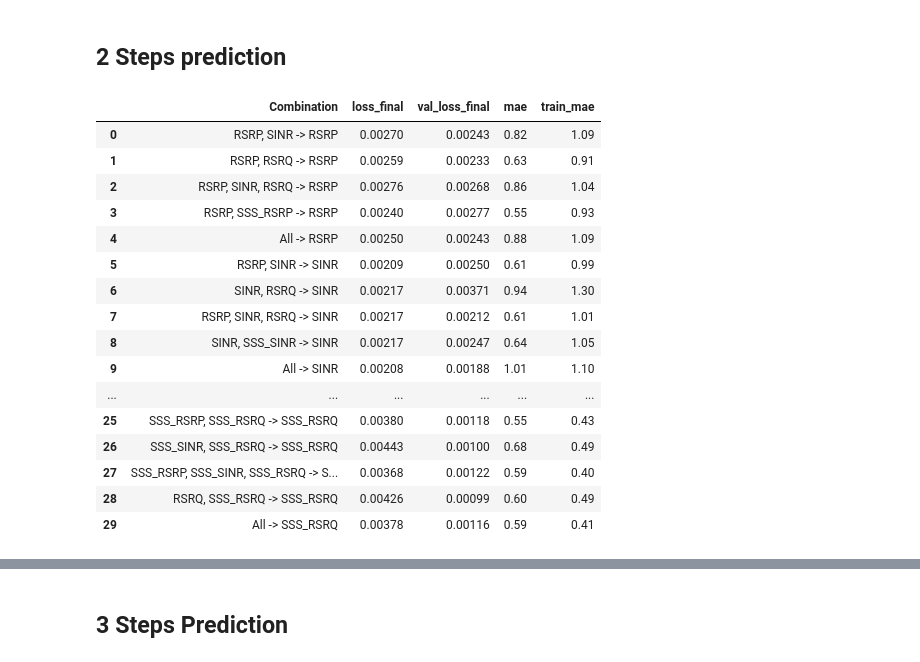
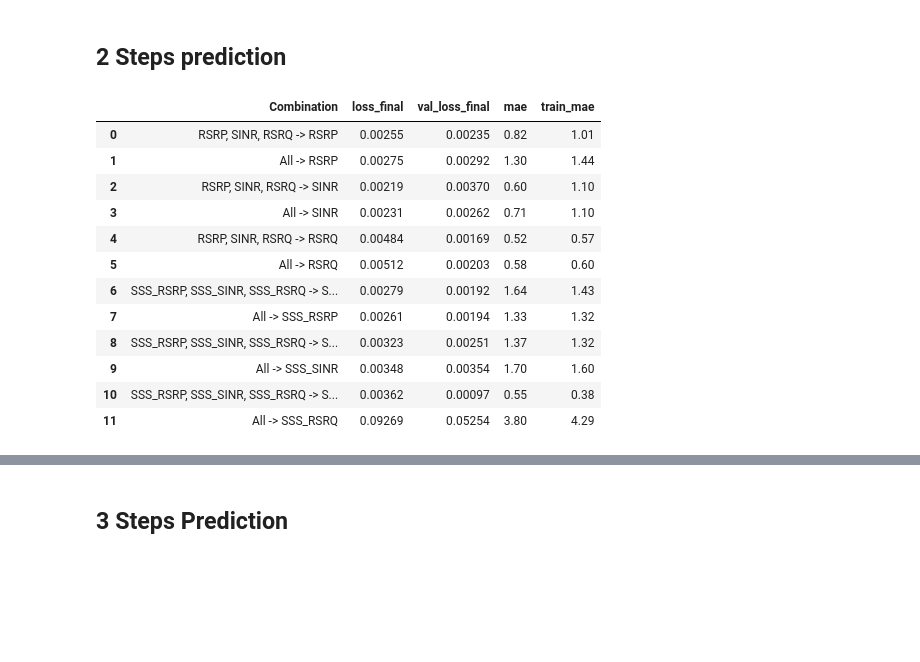
Before and after one commit to ihneskarbovik/master, a Jupyter notebook: test18_lstm_multiple_output.ipynb, the cells around one changed output, grey strips where cells are left out. Drawn from its saved outputs; the diff is of its cells as text; code cells hidden in the pictures; blank space fills up the shorter version.

```diff
--- a/test18_lstm_multiple_output.ipynb
+++ b/test18_lstm_multiple_output.ipynb
@@ -266,8 +340,8 @@ n_second_units = 10
 n_estimators = 100
 min_leaf_size = 5
 # %%
-overlap_1 = ['Ping_UNIDATA_4G5G_TIM_Driving_Viale_Marconi',
-             'Ping_UNIDATA_4G5G_TIM_Driving_Viale_Marconi_Test_2_No_Flight_Mode',
+overlap_1 = ['Ping_UNIDATA_4G5G_TIM_Driving_Viale_Marconi_Test_2_No_Flight_Mode',
+             'Ping_UNIDATA_4G5G_TIM_Driving_Viale_Marconi',
              'Interactivity_gaming_4G5G_TIM_Driving_Viale_Marconi_No_Flight_Mode',
              'Capacity_Ookla_UNIDATA_4G5G_TIM_Driving_Viale_Marconi',
              'Interactivity_gaming_4G5G_TIM_Driving_Palasport_to_Via_Appia_End_No_Flight_Mode',
@@ -289,57 +363,56 @@ overlap_4 = ['Ping_UNIDATA_4G5G_TIM_Driving_Luca',
              'Interactivity_gaming_4G5G_TIM_Driving_Luca',
              'Capacity_Ookla_4G5G_Tim_Driving_Luca']
 # %%
-train = read_dataset('datasets/Op1_merged.csv', campaigns=[overlap_1[0]])
-test = read_dataset('datasets/Op1_merged.csv', campaigns=[overlap_1[1]])
+train = read_dataset('datasets/Op1_merged.csv', campaigns=[overlap_1[1]])
+test = read_dataset('datasets/Op1_merged.csv', campaigns=[overlap_1[0]])
+operator = 'Operator 1'
 # %% [markdown]
 ## 2 Steps prediction
 # %%
 target_features = ['RSRP', 'SINR', 'RSRQ', 'SSS_RSRP', 'SSS_SINR', 'SSS_RSRQ']
 feature_selection = [#['RSRP'], ['SINR'], ['RSRQ'],
-                     ['RSRP', 'SINR'], ['RSRP', 'RSRQ'], ['SINR', 'RSRQ'], ['RSRP', 'SINR', 'RSRQ'],
+                    #  ['RSRP', 'SINR'], ['RSRP', 'RSRQ'], ['SINR', 'RSRQ'],
+                     ['RSRP', 'SINR', 'RSRQ'],
                      #['SSS_RSRP'], ['SSS_SINR'], ['SSS_RSRQ'],
-                     ['SSS_RSRP', 'SSS_SINR'], ['SSS_RSRP', 'SSS_RSRQ'], ['SSS_SINR', 'SSS_RSRQ'], ['SSS_RSRP', 'SSS_SINR', 'SSS_RSRQ'],
-                     ['RSRP', 'SSS_RSRP'], ['SINR', 'SSS_SINR'], ['RSRQ', 'SSS_RSRQ'],
+                    #  ['SSS_RSRP', 'SSS_SINR'], ['SSS_RSRP', 'SSS_RSRQ'], ['SSS_SINR', 'SSS_RSRQ'],
+                     ['SSS_RSRP', 'SSS_SINR', 'SSS_RSRQ'],
+                    #  ['RSRP', 'SSS_RSRP'], ['SINR', 'SSS_SINR'], ['RSRQ', 'SSS_RSRQ'],
                      ['RSRP', 'SINR', 'RSRQ', 'SSS_RSRP', 'SSS_SINR', 'SSS_RSRQ']]
 # %%
-n_steps_in = 8
+n_steps_in = 2
 n_steps_out = 2
 
 lstm_results = {}
 
 for target in target_features:
     for features in feature_selection:
         if features.__contains__(target):
             used_features = ''
             if len(features) == 6:
                 used_features = 'All'
             else:
                 used_features = ', '.join(features)
             used_features = used_features + ' -> ' + target
             features.append('campaign')
             warnings.simplefilter(action='ignore', category=pd.errors.SettingWithCopyWarning)
             lstm_results[used_features] = long_short_term_memory(train=train[features], test=test[features], target_feature=target, features=features, n_steps_in=n_steps_in, n_steps_out=n_steps_out, campaigns=train['campaign'].unique().tolist(), test_campaigns=test['campaign'].unique().tolist(), n_first_units=n_first_units, n_second_units=n_second_units)
             df_lstm_results = pd.DataFrame.from_dict(lstm_results, orient='index')
 
 df_lstm_results.reset_index(inplace=True)
 df_lstm_results.rename(columns={'index': 'Combination'}, inplace=True)
 df_lstm_results = df_lstm_results.drop(['y_pred', 'y_true', 'train_pred', 'train_true', 'loss', 'val_loss', 'list_mae', 'train_list_mae'], axis=1)
 df_lstm_results
 # %% [output]
 |  | Combination | loss_final | val_loss_final | mae | train_mae |
-| 0 | RSRP, SINR -> RSRP | 0.00270 | 0.00243 | 0.82 | 1.09 |
-| 1 | RSRP, RSRQ -> RSRP | 0.00259 | 0.00233 | 0.63 | 0.91 |
-| 2 | RSRP, SINR, RSRQ -> RSRP | 0.00276 | 0.00268 | 0.86 | 1.04 |
-| 3 | RSRP, SSS_RSRP -> RSRP | 0.00240 | 0.00277 | 0.55 | 0.93 |
-| 4 | All -> RSRP | 0.00250 | 0.00243 | 0.88 | 1.09 |
-| 5 | RSRP, SINR -> SINR | 0.00209 | 0.00250 | 0.61 | 0.99 |
-| 6 | SINR, RSRQ -> SINR | 0.00217 | 0.00371 | 0.94 | 1.30 |
-| 7 | RSRP, SINR, RSRQ -> SINR | 0.00217 | 0.00212 | 0.61 | 1.01 |
-| 8 | SINR, SSS_SINR -> SINR | 0.00217 | 0.00247 | 0.64 | 1.05 |
-| 9 | All -> SINR | 0.00208 | 0.00188 | 1.01 | 1.10 |
-| ... | ... | ... | ... | ... | ... |
-| 25 | SSS_RSRP, SSS_RSRQ -> SSS_RSRQ | 0.00380 | 0.00118 | 0.55 | 0.43 |
-| 26 | SSS_SINR, SSS_RSRQ -> SSS_RSRQ | 0.00443 | 0.00100 | 0.68 | 0.49 |
-| 27 | SSS_RSRP, SSS_SINR, SSS_RSRQ -> S... | 0.00368 | 0.00122 | 0.59 | 0.40 |
-| 28 | RSRQ, SSS_RSRQ -> SSS_RSRQ | 0.00426 | 0.00099 | 0.60 | 0.49 |
-| 29 | All -> SSS_RSRQ | 0.00378 | 0.00116 | 0.59 | 0.41 |
+| 0 | RSRP, SINR, RSRQ -> RSRP | 0.00255 | 0.00235 | 0.82 | 1.01 |
+| 1 | All -> RSRP | 0.00275 | 0.00292 | 1.30 | 1.44 |
+| 2 | RSRP, SINR, RSRQ -> SINR | 0.00219 | 0.00370 | 0.60 | 1.10 |
+| 3 | All -> SINR | 0.00231 | 0.00262 | 0.71 | 1.10 |
+| 4 | RSRP, SINR, RSRQ -> RSRQ | 0.00484 | 0.00169 | 0.52 | 0.57 |
+| 5 | All -> RSRQ | 0.00512 | 0.00203 | 0.58 | 0.60 |
+| 6 | SSS_RSRP, SSS_SINR, SSS_RSRQ -> S... | 0.00279 | 0.00192 | 1.64 | 1.43 |
+| 7 | All -> SSS_RSRP | 0.00261 | 0.00194 | 1.33 | 1.32 |
+| 8 | SSS_RSRP, SSS_SINR, SSS_RSRQ -> S... | 0.00323 | 0.00251 | 1.37 | 1.32 |
+| 9 | All -> SSS_SINR | 0.00348 | 0.00354 | 1.70 | 1.60 |
+| 10 | SSS_RSRP, SSS_SINR, SSS_RSRQ -> S... | 0.00362 | 0.00097 | 0.55 | 0.38 |
+| 11 | All -> SSS_RSRQ | 0.09269 | 0.05254 | 3.80 | 4.29 |
```
Also changed, not shown: parts of 46 cells of this notebook.
